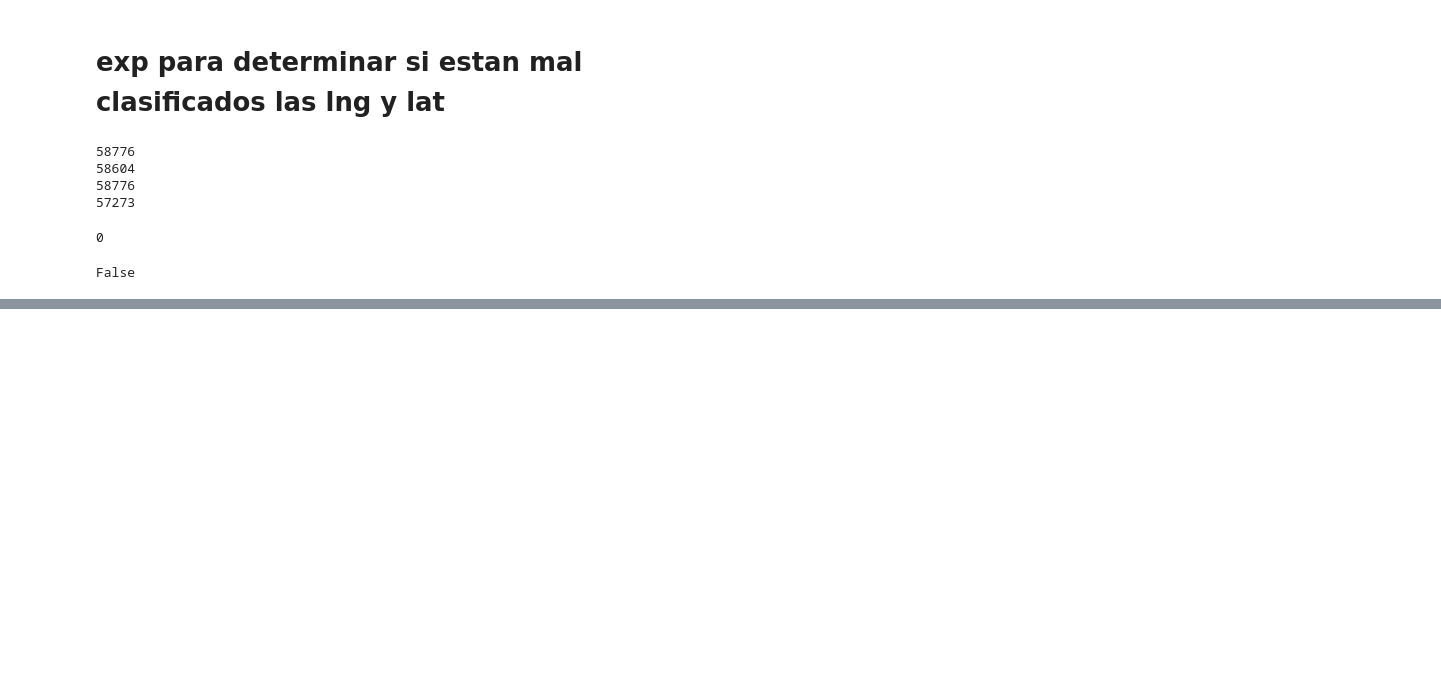
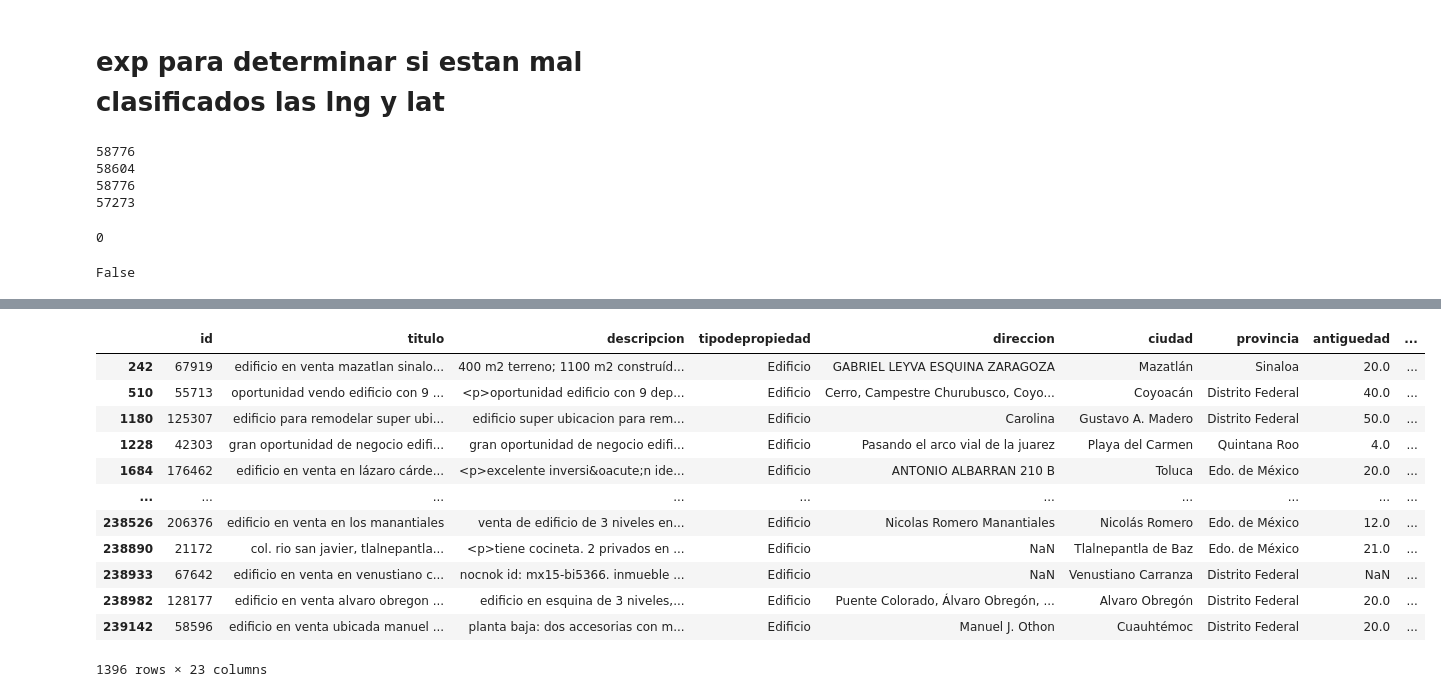
Before and after one commit to ddrenteria/MNTp3, a Jupyter notebook: tp3/notebooks/PrediccionPrecios.ipynb, the cells around one changed output, grey strips where cells are left out. Saved outputs shown, nothing was run; the diff lists cells and outputs as text; code cells hidden in the pictures; blank space fills up the shorter version.

```diff
--- a/tp3/notebooks/PrediccionPrecios.ipynb
+++ b/tp3/notebooks/PrediccionPrecios.ipynb
@@ -227,0 +255,16 @@ Como ir viendo los graficos si se experimenta con KFold y esto genera K distinto
+# %%
+df[df['tipodepropiedad']=='Edificio']
+# %% [output]
+|  | id | titulo | descripcion | tipodepropiedad | direccion | ciudad | provincia | antiguedad | ... |
+| 242 | 67919 | edificio en venta mazatlan sinalo... | 400 m2 terreno; 1100 m2 construíd... | Edificio | GABRIEL LEYVA ESQUINA ZARAGOZA | Mazatlán | Sinaloa | 20.0 | ... |
+| 510 | 55713 | oportunidad vendo edificio con 9 ... | <p>oportunidad edificio con 9 dep... | Edificio | Cerro, Campestre Churubusco, Coyo... | Coyoacán | Distrito Federal | 40.0 | ... |
+| 1180 | 125307 | edificio para remodelar super ubi... | edificio super ubicacion para rem... | Edificio | Carolina | Gustavo A. Madero | Distrito Federal | 50.0 | ... |
+| 1228 | 42303 | gran oportunidad de negocio edifi... | gran oportunidad de negocio edifi... | Edificio | Pasando el arco vial de la juarez | Playa del Carmen | Quintana Roo | 4.0 | ... |
+| 1684 | 176462 | edificio en venta en lázaro cárde... | <p>excelente inversi&oacute;n ide... | Edificio | ANTONIO ALBARRAN 210 B | Toluca | Edo. de México | 20.0 | ... |
+| ... | ... | ... | ... | ... | ... | ... | ... | ... | ... |
+| 238526 | 206376 | edificio en venta en los manantiales | venta de edificio de 3 niveles en... | Edificio | Nicolas Romero Manantiales | Nicolás Romero | Edo. de México | 12.0 | ... |
+| 238890 | 21172 | col. rio san javier, tlalnepantla... | <p>tiene cocineta. 2 privados en ... | Edificio | NaN | Tlalnepantla de Baz | Edo. de México | 21.0 | ... |
+| 238933 | 67642 | edificio en venta en venustiano c... | nocnok id: mx15-bi5366. inmueble ... | Edificio | NaN | Venustiano Carranza | Distrito Federal | NaN | ... |
+| 238982 | 128177 | edificio en venta alvaro obregon ... | edificio en esquina de 3 niveles,... | Edificio | Puente Colorado, Álvaro Obregón, ... | Alvaro Obregón | Distrito Federal | 20.0 | ... |
+| 239142 | 58596 | edificio en venta ubicada manuel ... | planta baja: dos accesorias con m... | Edificio | Manuel J. Othon | Cuauhtémoc | Distrito Federal | 20.0 | ... |
+1396 rows × 23 columns
```
Also changed, not shown: parts of 10 cells of this notebook, 1 other file.
